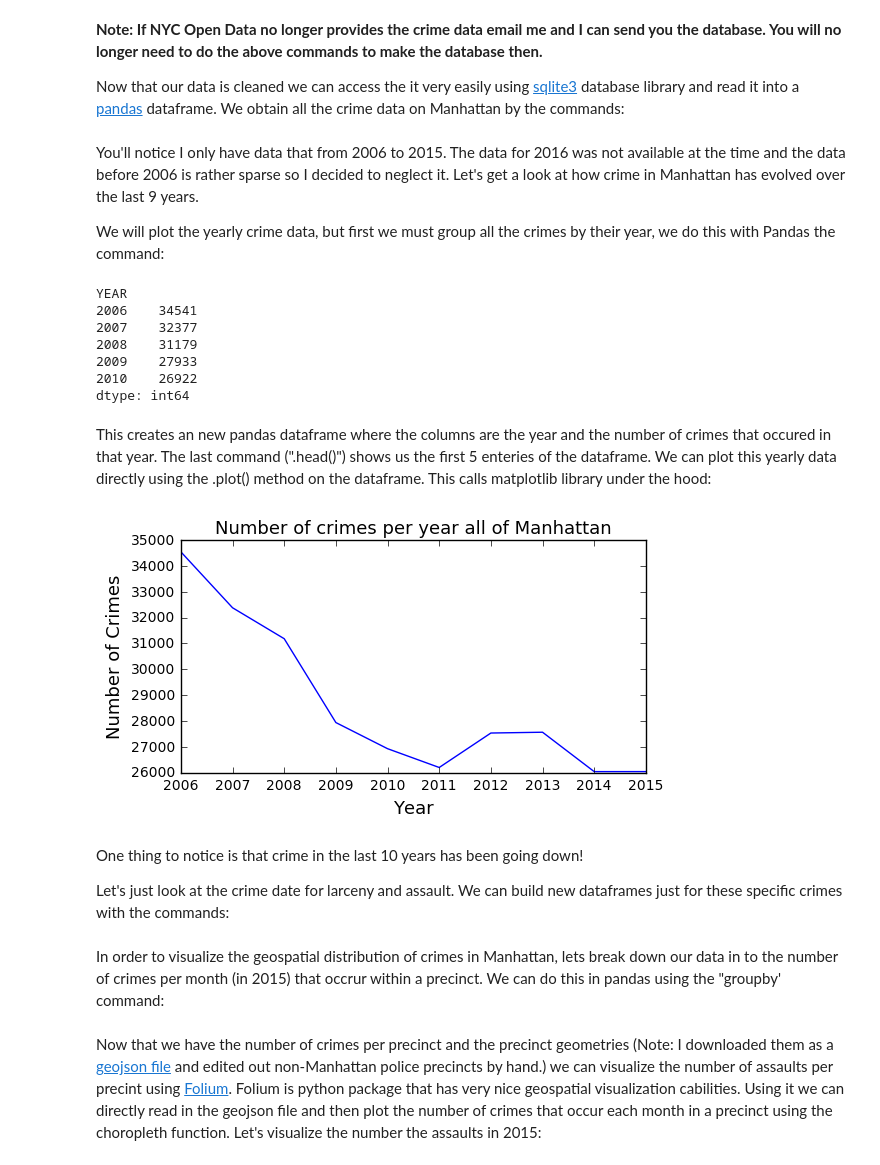
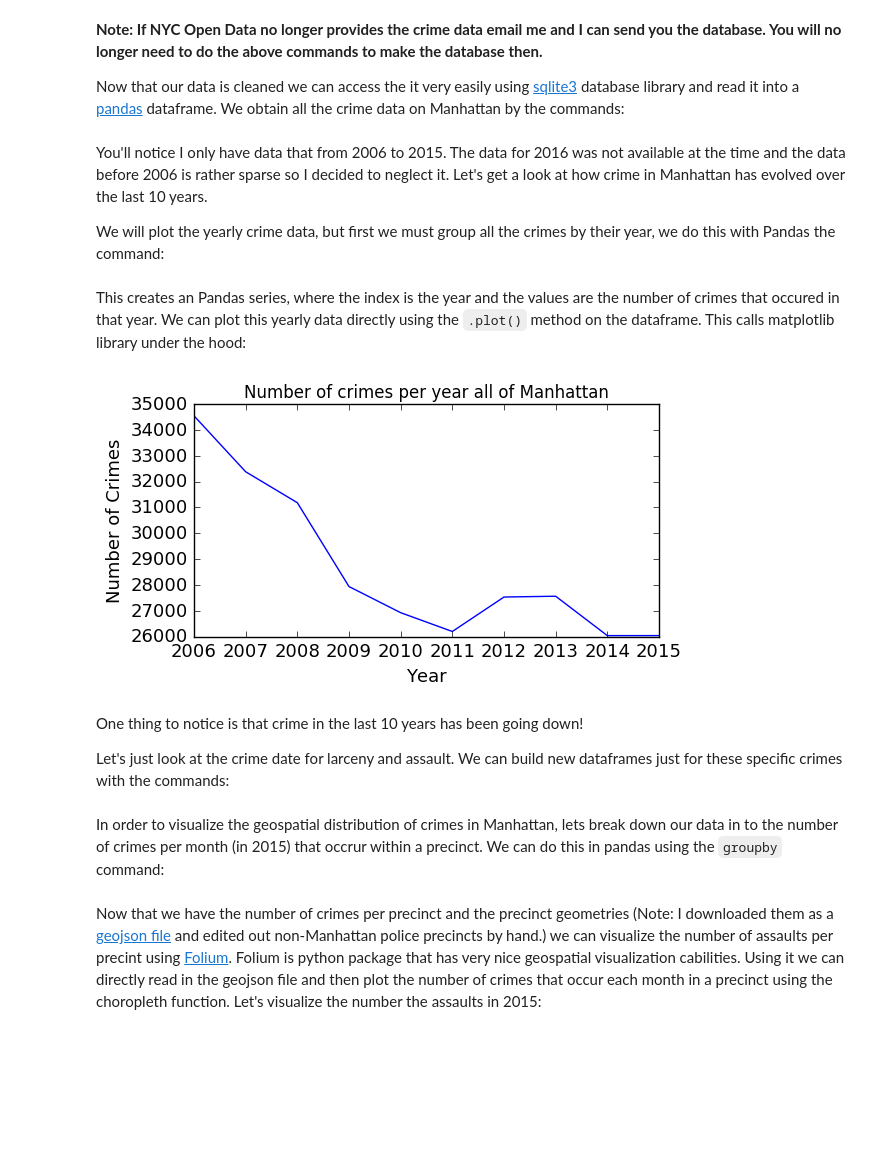
Before and after one commit to mdh266/CrimeTime, a Jupyter notebook: blog/blog_post.ipynb, the cells around one changed output. Saved outputs shown, nothing was run; the diff lists cells and outputs as text; code cells hidden in the pictures; blank space fills up the shorter version.

```diff
--- a/blog/blog_post.ipynb
+++ b/blog/blog_post.ipynb
@@ -79,36 +83,26 @@ crime_df = pd.read_sql(sql_command, conn)
 # close the connection to the database
 conn.close()
 # %% [markdown]
-You'll notice I only have data that from 2006 to 2015. The data for 2016 was not available at the time and the data before 2006 is rather sparse so I decided to neglect it. Let's get a look at how crime in Manhattan has evolved over the last 9 years.
+You'll notice I only have data that from 2006 to 2015. The data for 2016 was not available at the time and the data before 2006 is rather sparse so I decided to neglect it. Let's get a look at how crime in Manhattan has evolved over the last 10 years.
 
 
 We will plot the yearly crime data, but first we must group all the crimes by their year, we do this with Pandas the command:
 # %%
 CRIMES_PER_YEAR = crime_df.groupby('YEAR').size()
-CRIMES_PER_YEAR.head()
-# %% [output]
-YEAR
-2006    34541
-2007    32377
-2008    31179
-2009    27933
-2010    26922
-dtype: int64
 # %% [markdown]
-This creates an new pandas dataframe where the columns are the year and the number of crimes that occured in that year. The last command (".head()") shows us the first 5 enteries of the dataframe. We can plot this yearly data directly using the .plot() method on the dataframe.  This calls matplotlib library under the hood:
+This creates an Pandas series, where the index is the year and the values are the number of crimes that occured in that year. We can plot this yearly data directly using the <code>.plot()</code> method on the dataframe.  This calls matplotlib library under the hood:
 # %%
 import matplotlib.pyplot as plt
 %matplotlib inline
 fig = plt.figure(figsize=(6, 3))
 
-# We can use .plot()
-CRIMES_PER_YEAR.plot()
+CRIMES_PER_YEAR.plot(title='Number of crimes per year all of Manhattan',
+                     fontsize=13)
 plt.xlabel('Year',fontsize=13)
 plt.ylabel('Number of Crimes',fontsize=13)
-plt.title('Number of crimes per year all of Manhattan',fontsize=13)
 plt.ticklabel_format(useOffset=False)
 # %% [output]
-[figure, old version]
+[figure, new version]
 # %% [markdown]
 One thing to notice is that crime in the last 10 years has been going down!
 
@@ -117,7 +111,7 @@ Let's just look at the crime date for larceny and assault.  We can build new dat
 LARCENY = crime_df[crime_df.OFFENSE == 'GRAND LARCENY']
 ASSAULT = crime_df[crime_df.OFFENSE == 'FELONY ASSAULT']
 # %% [markdown]
-In order to visualize the geospatial distribution of crimes in Manhattan, lets break down our data in to the number of crimes per month (in 2015) that occrur within a precinct. We can do this in pandas using the "groupby' command:
+In order to visualize the geospatial distribution of crimes in Manhattan, lets break down our data in to the number of crimes per month (in 2015) that occrur within a precinct. We can do this in pandas using the <code>groupby</code> command:
 # %%
 CRIMES_2015 = ASSAULT[ASSAULT.YEAR == 2015]
 CRIMES_2015 = CRIMES_2015.groupby('PRECINCT').size()
```
Also changed, not shown: parts of 28 cells of this notebook, 10 other files.
